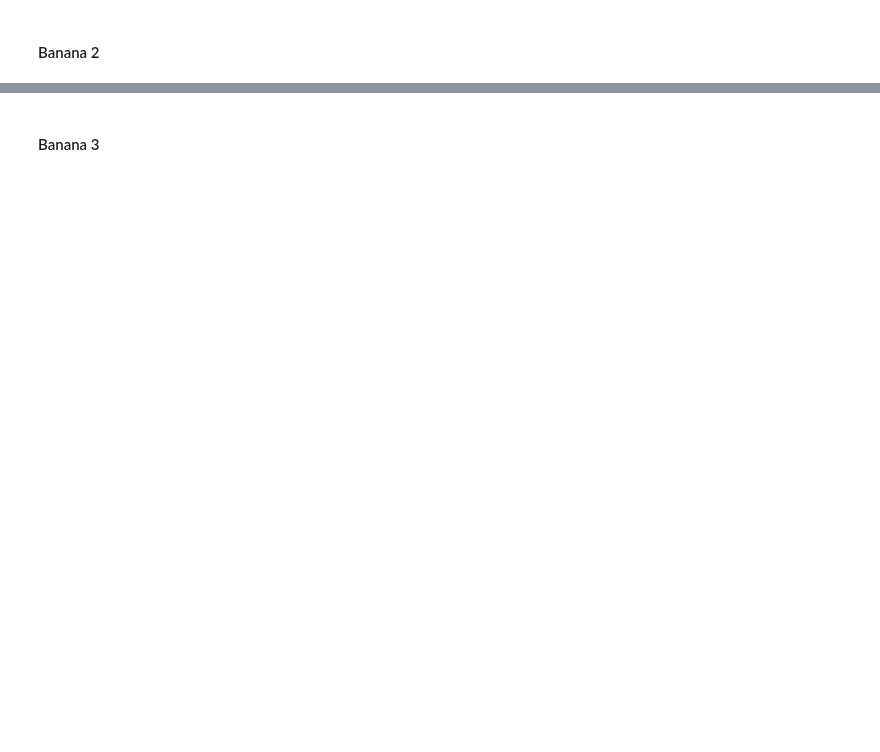
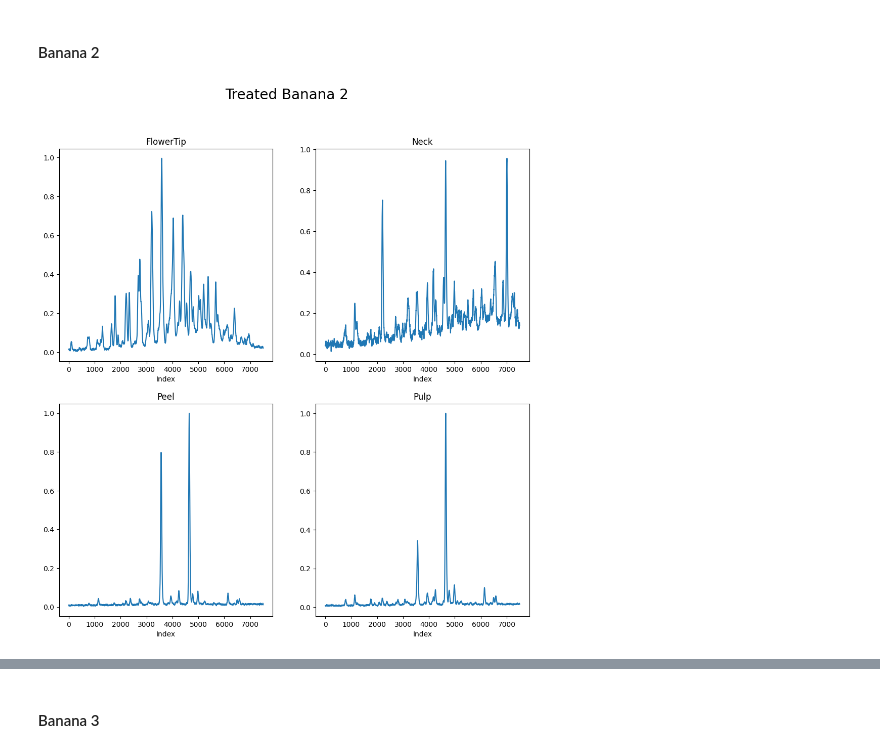
Before and after one commit to MorganKryze/Bananas-Fraud, a Jupyter notebook: src/process.ipynb, the cells around one changed output, grey strips where cells are left out. Saved outputs shown, nothing was run; the diff lists cells and outputs as text; code cells hidden in the pictures; blank space fills up the shorter version.

```diff
--- a/src/process.ipynb
+++ b/src/process.ipynb
@@ -134,0 +184,24 @@ banana2_pulp_untreated = pd.read_csv("../data/Untreated_samples/2-Pulp.txt", sep
+# %%
+banana2_flowertip_treated = average_signals(
+    normalize_data(load_data("../data/Treated_samples/2-FlowerTip-1.txt")),
+    normalize_data(load_data("../data/Treated_samples/2-FlowerTip-2.txt")),
+    normalize_data(load_data("../data/Treated_samples/2-FlowerTip-3.txt")))
+
+banana2_neck_treated = average_signals(
+    normalize_data(load_data("../data/Treated_samples/2-Neck-1.txt")),
+    normalize_data(load_data("../data/Treated_samples/2-Neck-2.txt")),
+    normalize_data(load_data("../data/Treated_samples/2-Neck-3.txt")))
+
+banana2_peel_treated = average_signals(
+    normalize_data(load_data("../data/Treated_samples/2-Peel-1.txt")),
+    normalize_data(load_data("../data/Treated_samples/2-Peel-2.txt")),
+    normalize_data(load_data("../data/Treated_samples/2-Peel-3.txt")))
+
+banana2_pulp_treated = average_signals(
+    normalize_data(load_data("../data/Treated_samples/2-Pulp-1.txt")),
+    normalize_data(load_data("../data/Treated_samples/2-Pulp-2.txt")),
+    normalize_data(load_data("../data/Treated_samples/2-Pulp-3.txt")))
+
+plot_4_signals(banana2_flowertip_treated, banana2_neck_treated, banana2_peel_treated, banana2_pulp_treated, 'FlowerTip', 'Neck', 'Peel', 'Pulp', 'Treated Banana 2')
+# %% [output]
+[figure, added]
```
Also changed, not shown: parts of 51 cells of this notebook.
